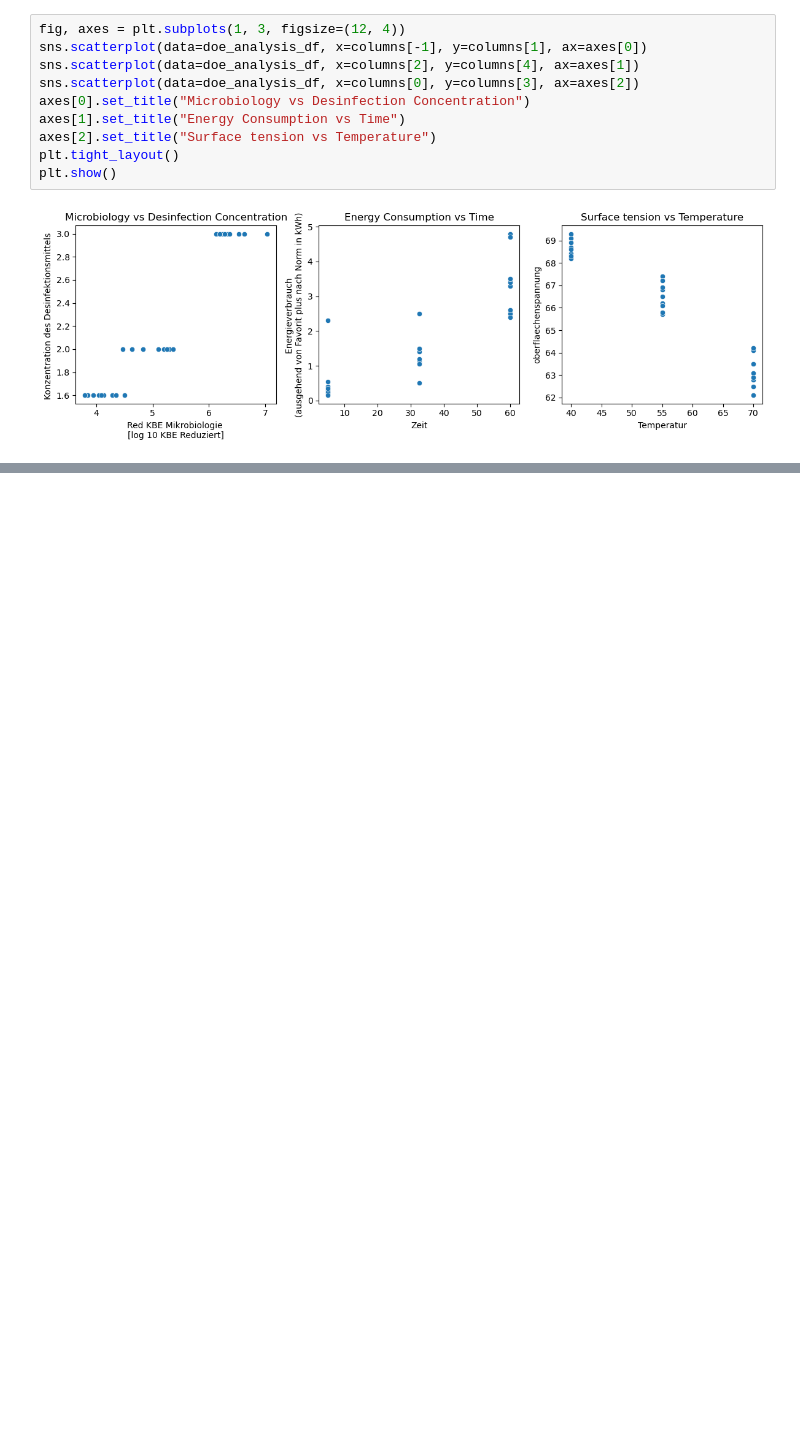
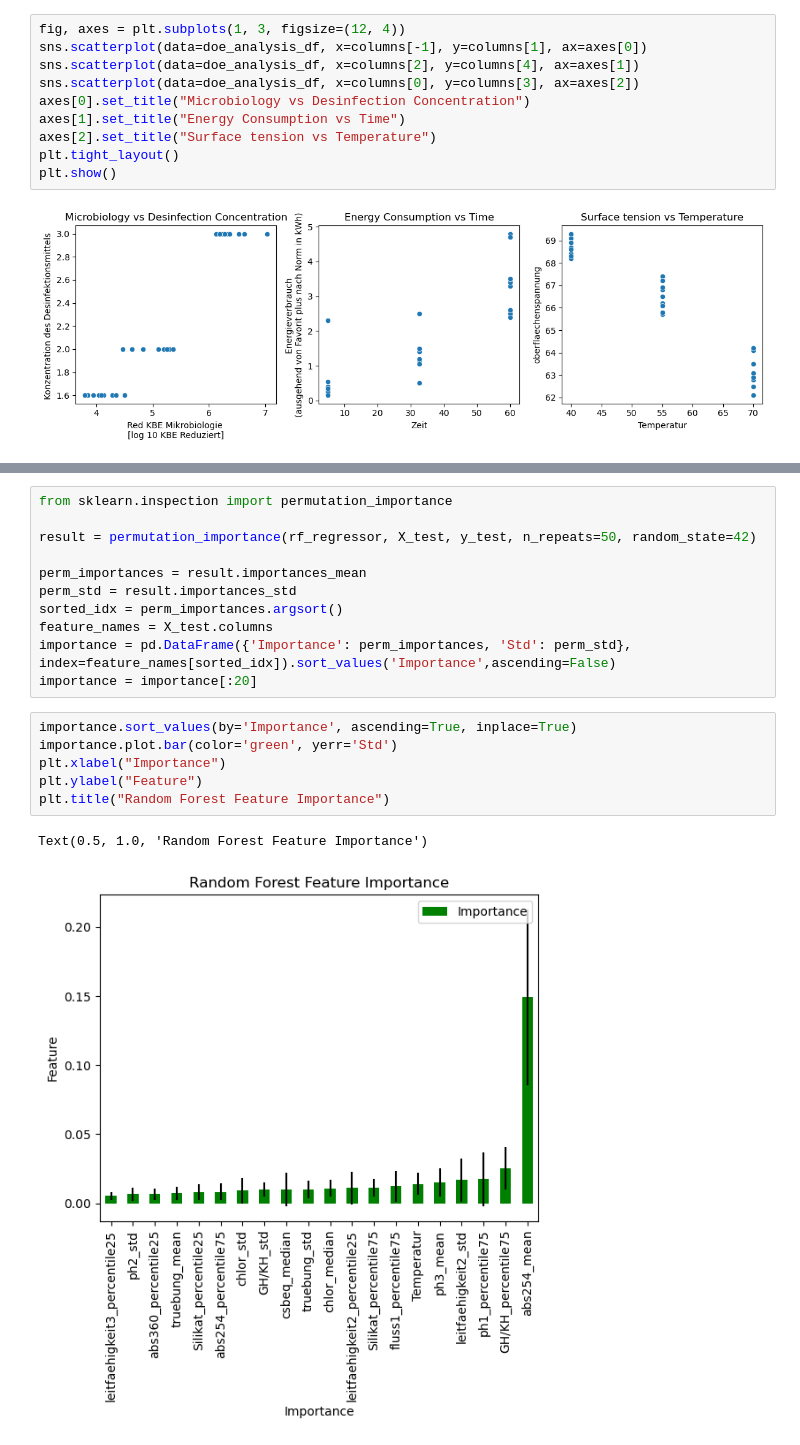
Before and after one commit to IlliaRohalskyi/ImproClean, a Jupyter notebook: Notebooks/analysis.ipynb, the cells around one changed output, grey strips where cells are left out. Cells and saved outputs as stored; diff of their text form; blank space fills up the shorter version.

```diff
--- a/Notebooks/analysis.ipynb
+++ b/Notebooks/analysis.ipynb
@@ -134,0 +210,20 @@ Text(0.5, 1.0, 'SHAPIRO P_VALUE: 0.0099')
+# %%
+from sklearn.inspection import permutation_importance
+
+result = permutation_importance(rf_regressor, X_test, y_test, n_repeats=50, random_state=42)
+
+perm_importances = result.importances_mean
+perm_std = result.importances_std
+sorted_idx = perm_importances.argsort()
+feature_names = X_test.columns
+importance = pd.DataFrame({'Importance': perm_importances, 'Std': perm_std}, index=feature_names[sorted_idx]).sort_values('Importance',ascending=False)
+importance = importance[:20]
+# %%
+importance.sort_values(by='Importance', ascending=True, inplace=True)
+importance.plot.bar(color='green', yerr='Std')
+plt.xlabel("Importance")
+plt.ylabel("Feature")
+plt.title("Random Forest Feature Importance")
+# %% [output]
+Text(0.5, 1.0, 'Random Forest Feature Importance')
+[figure, added]
```
Also changed, not shown: parts of 7 cells of this notebook.
